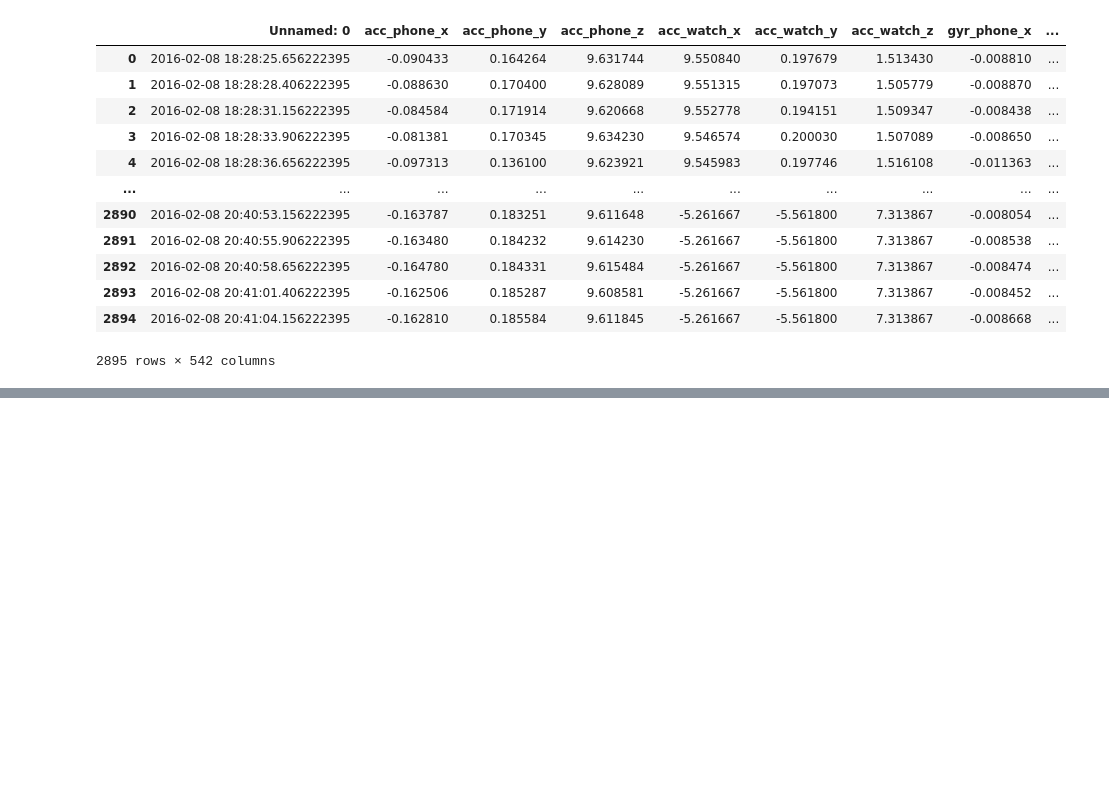
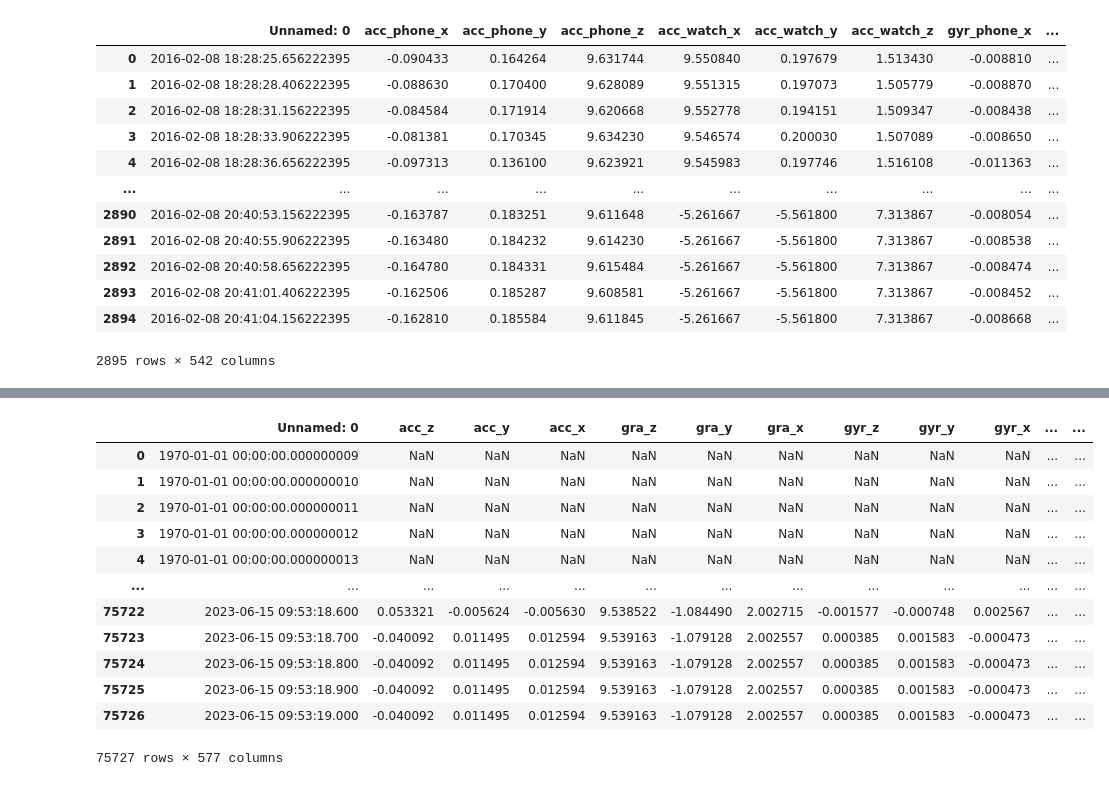
Before and after one commit to SiberiaWolfP/ML4QS_66, a Jupyter notebook: local_test.ipynb, the cells around one changed output, grey strips where cells are left out. Drawn from its saved outputs; the diff is of its cells as text; code cells hidden in the pictures; blank space fills up the shorter version.

```diff
--- a/local_test.ipynb
+++ b/local_test.ipynb
@@ -483,3 +483,7 @@ dataset
 | 2893 | 2016-02-08 20:41:01.406222395 | -0.162506 | 0.185287 | 9.608581 | -5.261667 | -5.561800 | 7.313867 | -0.008452 | ... |
 | 2894 | 2016-02-08 20:41:04.156222395 | -0.162810 | 0.185584 | 9.611845 | -5.261667 | -5.561800 | 7.313867 | -0.008668 | ... |
 2895 rows × 542 columns
+# %%
+import pandas as pd
+dataset = pd.read_csv('/Users/young/Downloads/ml4qs_codes/ML4QS_66/datasets/intermediate/chapter4_result.csv')
+print(dataset)
@@ -485,0 +599,19 @@ dataset
+# %%
+# 将索引设置为与原始数据中的对应窗口的最后一行相对应
+features_df.index = range(window_size - 1, df.shape[0])
+df_with_features = pd.concat([df, features_df], axis=1)
+df_with_features
+# %% [output]
+|  | Unnamed: 0 | acc_z | acc_y | acc_x | gra_z | gra_y | gra_x | gyr_z | gyr_y | gyr_x | ... | ... |
+| 0 | 1970-01-01 00:00:00.000000009 | NaN | NaN | NaN | NaN | NaN | NaN | NaN | NaN | NaN | ... | ... |
+| 1 | 1970-01-01 00:00:00.000000010 | NaN | NaN | NaN | NaN | NaN | NaN | NaN | NaN | NaN | ... | ... |
+| 2 | 1970-01-01 00:00:00.000000011 | NaN | NaN | NaN | NaN | NaN | NaN | NaN | NaN | NaN | ... | ... |
+| 3 | 1970-01-01 00:00:00.000000012 | NaN | NaN | NaN | NaN | NaN | NaN | NaN | NaN | NaN | ... | ... |
+| 4 | 1970-01-01 00:00:00.000000013 | NaN | NaN | NaN | NaN | NaN | NaN | NaN | NaN | NaN | ... | ... |
+| ... | ... | ... | ... | ... | ... | ... | ... | ... | ... | ... | ... | ... |
+| 75722 | 2023-06-15 09:53:18.600 | 0.053321 | -0.005624 | -0.005630 | 9.538522 | -1.084490 | 2.002715 | -0.001577 | -0.000748 | 0.002567 | ... | ... |
+| 75723 | 2023-06-15 09:53:18.700 | -0.040092 | 0.011495 | 0.012594 | 9.539163 | -1.079128 | 2.002557 | 0.000385 | 0.001583 | -0.000473 | ... | ... |
+| 75724 | 2023-06-15 09:53:18.800 | -0.040092 | 0.011495 | 0.012594 | 9.539163 | -1.079128 | 2.002557 | 0.000385 | 0.001583 | -0.000473 | ... | ... |
+| 75725 | 2023-06-15 09:53:18.900 | -0.040092 | 0.011495 | 0.012594 | 9.539163 | -1.079128 | 2.002557 | 0.000385 | 0.001583 | -0.000473 | ... | ... |
+| 75726 | 2023-06-15 09:53:19.000 | -0.040092 | 0.011495 | 0.012594 | 9.539163 | -1.079128 | 2.002557 | 0.000385 | 0.001583 | -0.000473 | ... | ... |
+75727 rows × 577 columns
```
Also changed, not shown: parts of 5 cells of this notebook, 6 other files.
